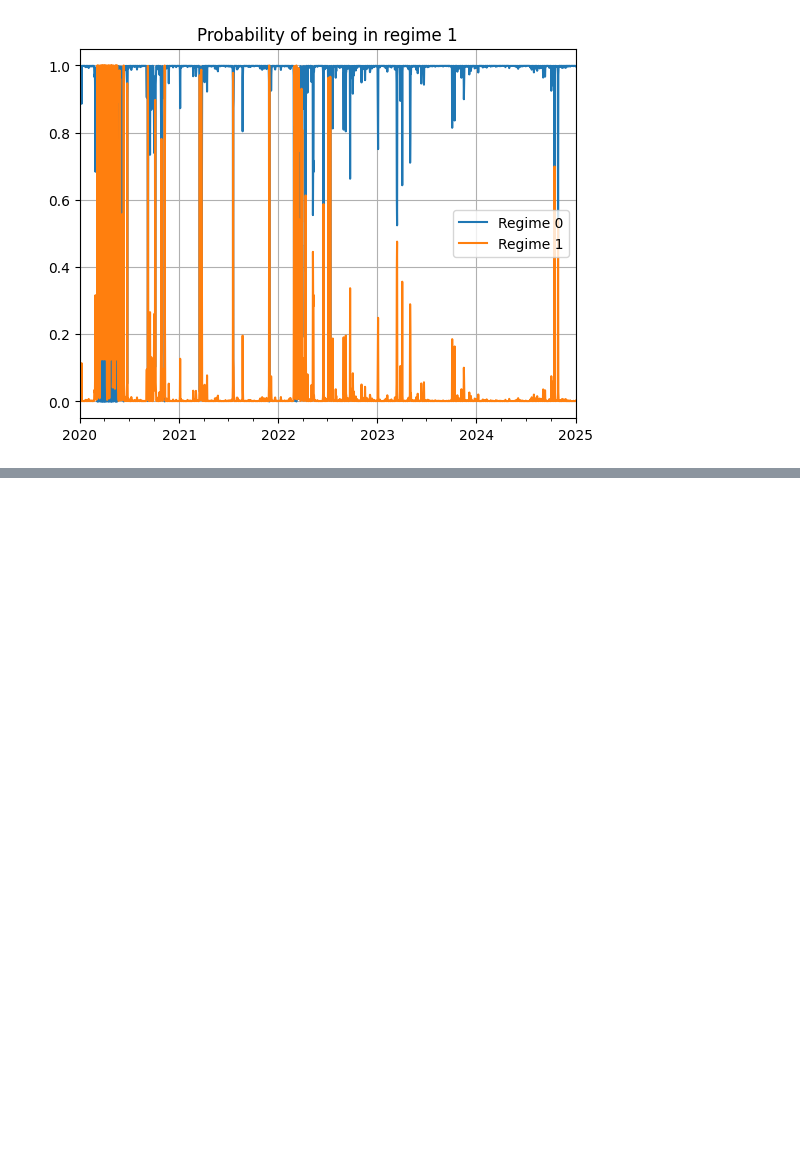
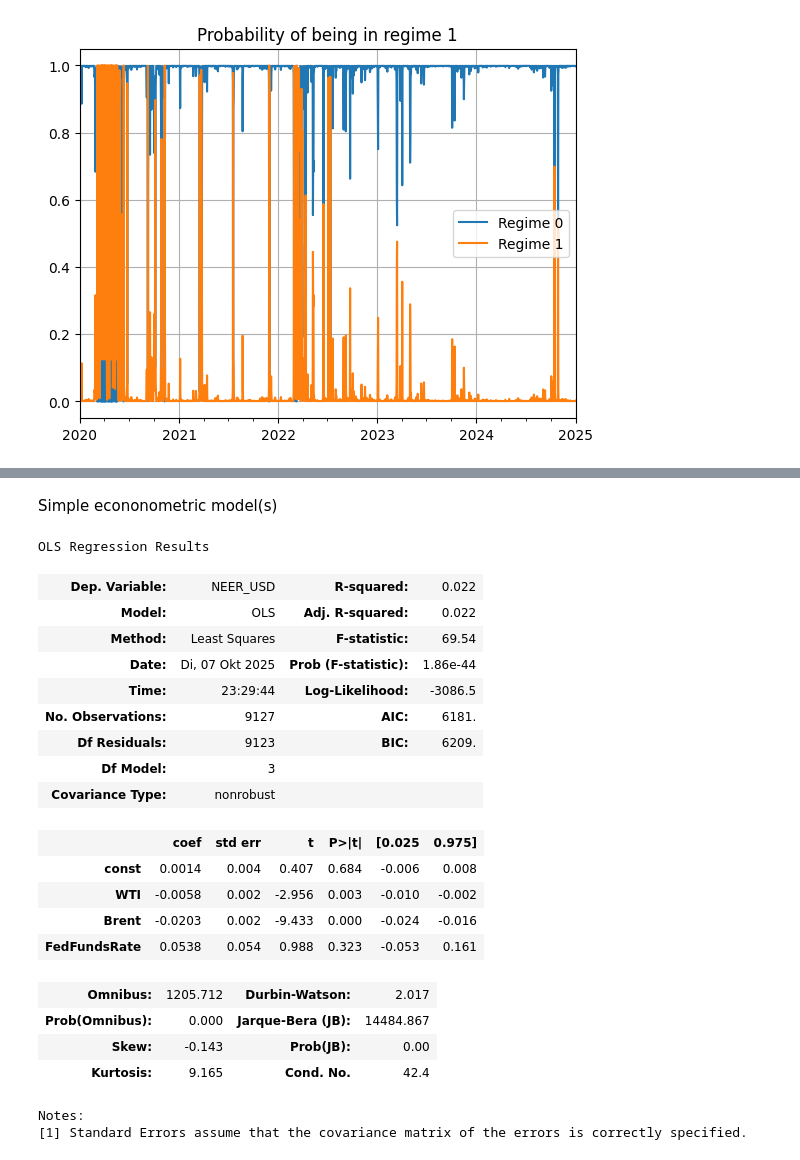
Before and after one commit to RobertHennings/Seminar, a Jupyter notebook: notebooks/01_econ_data_work.ipynb, the cells around one changed output, grey strips where cells are left out. Drawn from its saved outputs; the diff is of its cells as text; code cells hidden in the pictures; blank space fills up the shorter version.

Commit message:
First Models:OLS and 2-phase MS

```diff
--- a/notebooks/01_econ_data_work.ipynb
+++ b/notebooks/01_econ_data_work.ipynb
@@ -281,2 +332,18 @@ plt.show()
+# %%
+# Load NEER data from CSV (downloaded manually from BIS website)
+load_csv_df = pd.read_csv("neer_basket_data_01012000.csv", sep=",", skiprows=1, header=1)
+
+load_csv_df.set_index("TIME_PERIOD:Period", inplace=True)
+load_csv_df.index = pd.to_datetime(load_csv_df.index)
+load_csv_df.rename(columns={"OBS_VALUE:Value": "NEER_USD"}, inplace=True)
+
+# Separate NEER series
+neer_df = load_csv_df[["NEER_USD"]].copy()
+neer_df.fillna(method="ffill", inplace=True)
 # %%
-# Load data
+# Join all data sources into one DataFrame
+all_data = pd.concat([neer_df, fred_df], axis=1)
+all_data.dropna(inplace=True)
+# %%
+# Transform to stationary series
+all_stat_df = get_stationary_series(all_data, rates=["FedFundsRate"])
@@ -282,0 +389,33 @@ plt.show()
+# %% [markdown]
+Simple econonometric model(s)
+# %%
+# Simmple OLS regression model
+y = all_stat_df['NEER_USD']
+X = all_stat_df[['WTI', 'Brent', 'FedFundsRate']]
+X = sm.add_constant(X)  # add constant term for intercept --> for interpretation of coefficients
+
+ols_model = sm.OLS(y, X).fit()
+
+ols_model.summary()
+# %% [output]
+OLS Regression Results
+| Dep. Variable: | NEER_USD | R-squared: | 0.022 |
+| Model: | OLS | Adj. R-squared: | 0.022 |
+| Method: | Least Squares | F-statistic: | 69.54 |
+| Date: | Di, 07 Okt 2025 | Prob (F-statistic): | 1.86e-44 |
+| Time: | 23:29:44 | Log-Likelihood: | -3086.5 |
+| No. Observations: | 9127 | AIC: | 6181. |
+| Df Residuals: | 9123 | BIC: | 6209. |
+| Df Model: | 3 |  |  |
+| Covariance Type: | nonrobust |  |  |
+|  | coef | std err | t | P>|t| | [0.025 | 0.975] |
+| const | 0.0014 | 0.004 | 0.407 | 0.684 | -0.006 | 0.008 |
+| WTI | -0.0058 | 0.002 | -2.956 | 0.003 | -0.010 | -0.002 |
+| Brent | -0.0203 | 0.002 | -9.433 | 0.000 | -0.024 | -0.016 |
+| FedFundsRate | 0.0538 | 0.054 | 0.988 | 0.323 | -0.053 | 0.161 |
+| Omnibus: | 1205.712 | Durbin-Watson: | 2.017 |
+| Prob(Omnibus): | 0.000 | Jarque-Bera (JB): | 14484.867 |
+| Skew: | -0.143 | Prob(JB): | 0.00 |
+| Kurtosis: | 9.165 | Cond. No. | 42.4 |
+Notes:
+[1] Standard Errors assume that the covariance matrix of the errors is correctly specified.
```
Also changed, not shown: parts of 12 cells of this notebook, 1 other file.
